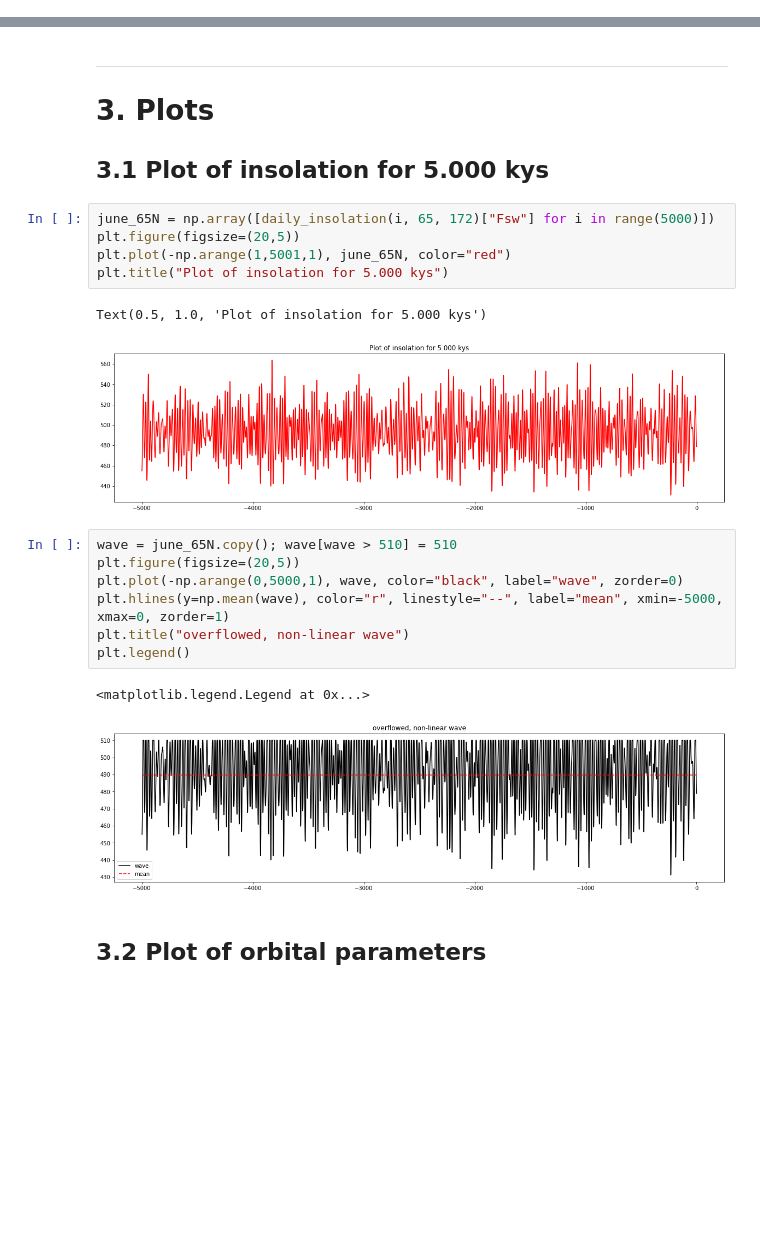
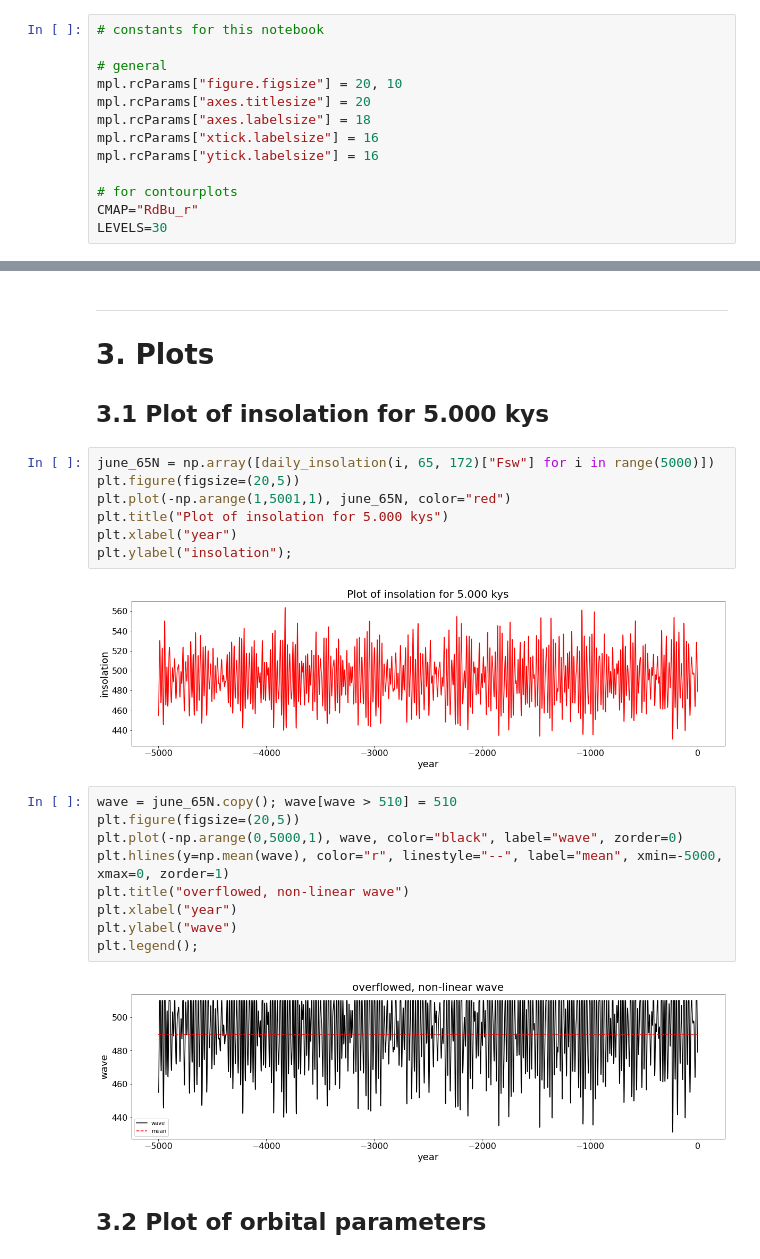
Before and after one commit to btschwertfeger/Orbit-astronomical-theory-of-ice-ages-Website, a Jupyter notebook: orbital_and_astronomical_theroy_of_ice_ages.ipynb, the cells around one changed output, grey strips where cells are left out. Cells and saved outputs as stored; diff of their text form; blank space fills up the shorter version.

Commit message:
added notebook w/additional plots and information;

```diff
--- a/orbital_and_astronomical_theroy_of_ice_ages.ipynb
+++ b/orbital_and_astronomical_theroy_of_ice_ages.ipynb
@@ -52,3 +65,16 @@ import matplotlib.pyplot as plt
+# %%
+# constants for this notebook
+
+# general
+mpl.rcParams["figure.figsize"] = 20, 10
+mpl.rcParams["axes.titlesize"] = 20
+mpl.rcParams["axes.labelsize"] = 18
+mpl.rcParams["xtick.labelsize"] = 16
+mpl.rcParams["ytick.labelsize"] = 16
+
+# for contourplots
+CMAP="RdBu_r"
+LEVELS=30
 # %% [markdown]
 ___________
 # 3. Functions
@@ -591,21 +624,23 @@ __________
 # %%
 june_65N = np.array([daily_insolation(i, 65, 172)["Fsw"] for i in range(5000)])
 plt.figure(figsize=(20,5))
 plt.plot(-np.arange(1,5001,1), june_65N, color="red")
 plt.title("Plot of insolation for 5.000 kys")
+plt.xlabel("year")
+plt.ylabel("insolation");
 # %% [output]
-Text(0.5, 1.0, 'Plot of insolation for 5.000 kys')
-[figure, old version]
+[figure, new version]
 # %%
 wave = june_65N.copy(); wave[wave > 510] = 510
 plt.figure(figsize=(20,5))
 plt.plot(-np.arange(0,5000,1), wave, color="black", label="wave", zorder=0)
 plt.hlines(y=np.mean(wave), color="r", linestyle="--", label="mean", xmin=-5000, xmax=0, zorder=1)
 plt.title("overflowed, non-linear wave")
-plt.legend()
+plt.xlabel("year")
+plt.ylabel("wave")
+plt.legend();
 # %% [output]
-<matplotlib.legend.Legend at 0x...>
-[figure, old version]
+[figure, new version]
 # %% [markdown]
 ## 3.2 Plot of orbital parameters <a name="orbitparam"></a>
 # %%
```
Also changed, not shown: parts of 16 cells of this notebook, 2 other files.
